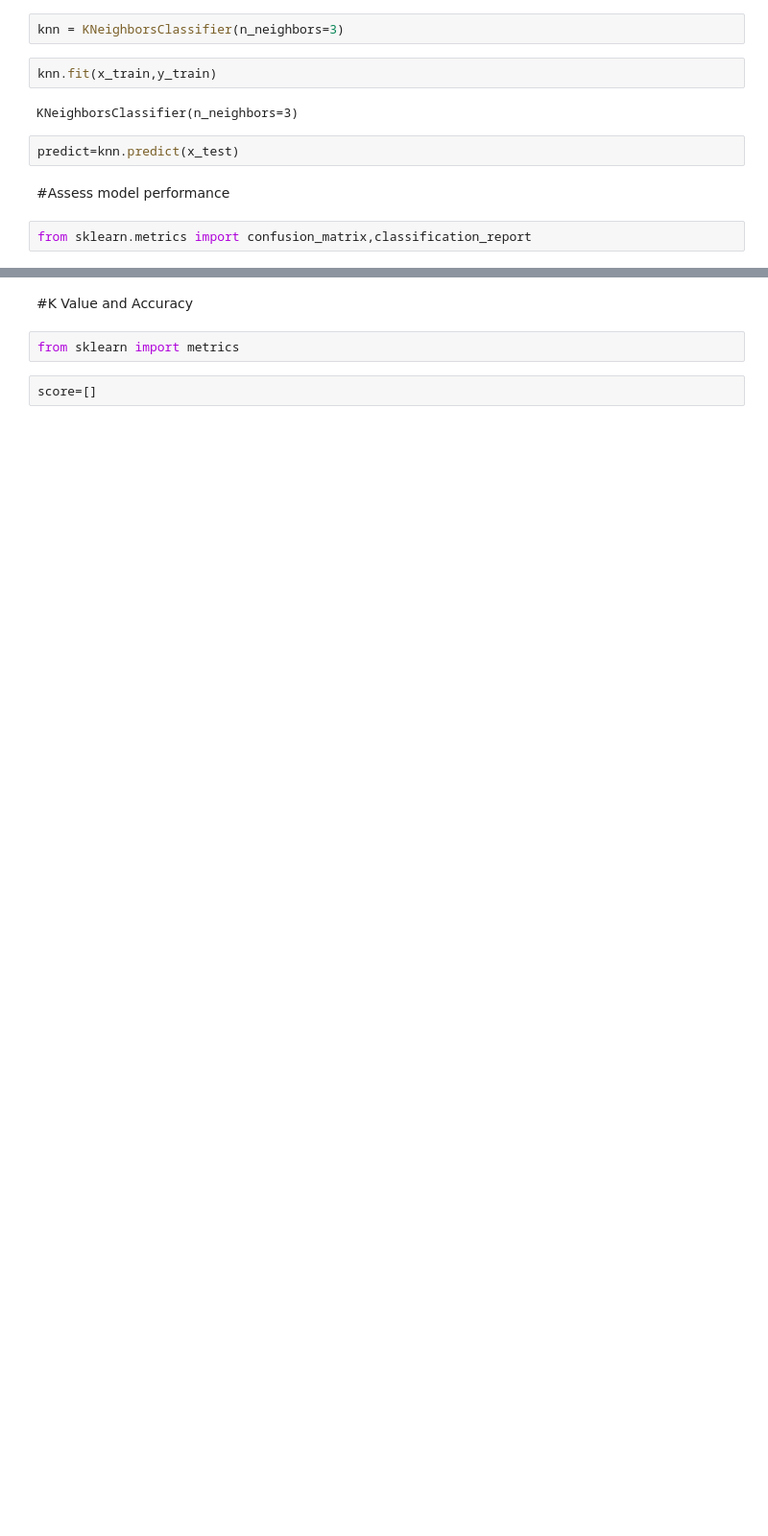
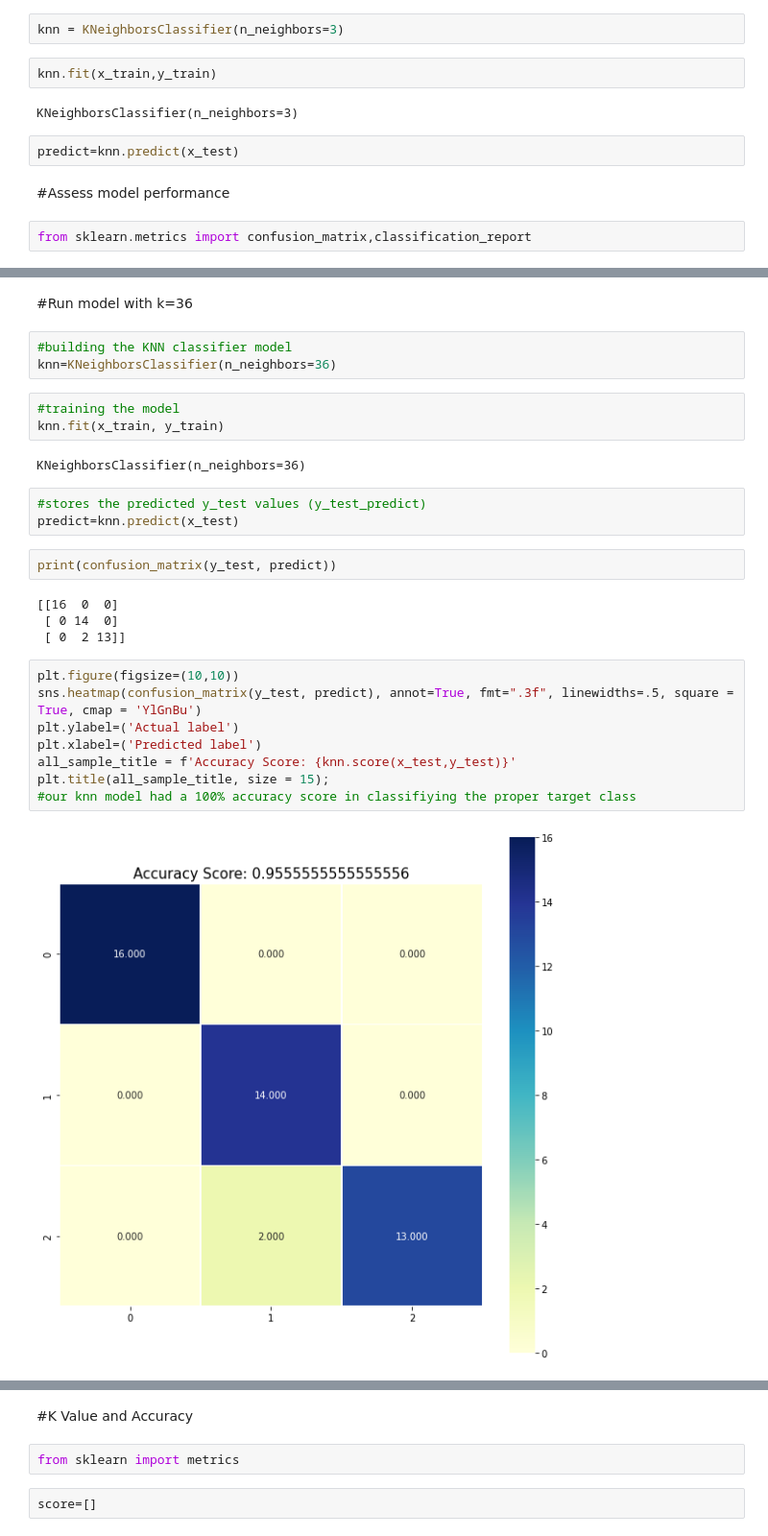
Before and after one commit to Eric1891/Micro-Credential-winter-2022, a Jupyter notebook: Iris_Dataset_KNN_Classifier.ipynb, the cells around one changed output, grey strips where cells are left out. Shown at 96% size. Drawn from its saved outputs; the diff is of its cells as text; blank space fills up the shorter version.

```diff
--- a/Iris_Dataset_KNN_Classifier.ipynb
+++ b/Iris_Dataset_KNN_Classifier.ipynb
@@ -122,0 +127,29 @@ Iris-versicolor       1.00      1.00      1.00        13
+# %% [markdown]
+#Run model with k=36
+# %%
+#building the KNN classifier model
+knn=KNeighborsClassifier(n_neighbors=36)
+# %%
+#training the model
+knn.fit(x_train, y_train)
+# %% [output]
+KNeighborsClassifier(n_neighbors=36)
+# %%
+#stores the predicted y_test values (y_test_predict)
+predict=knn.predict(x_test)
+# %%
+print(confusion_matrix(y_test, predict))
+# %% [output]
+[[16  0  0]
+ [ 0 14  0]
+ [ 0  2 13]]
+# %%
+plt.figure(figsize=(10,10))
+sns.heatmap(confusion_matrix(y_test, predict), annot=True, fmt=".3f", linewidths=.5, square = True, cmap = 'YlGnBu')
+plt.ylabel=('Actual label')
+plt.xlabel=('Predicted label')
+all_sample_title = f'Accuracy Score: {knn.score(x_test,y_test)}'
+plt.title(all_sample_title, size = 15);
+#our knn model had a 100% accuracy score in classifiying the proper target class
+# %% [output]
+[figure, added]
```
Also changed, not shown: parts of 13 cells of this notebook.
